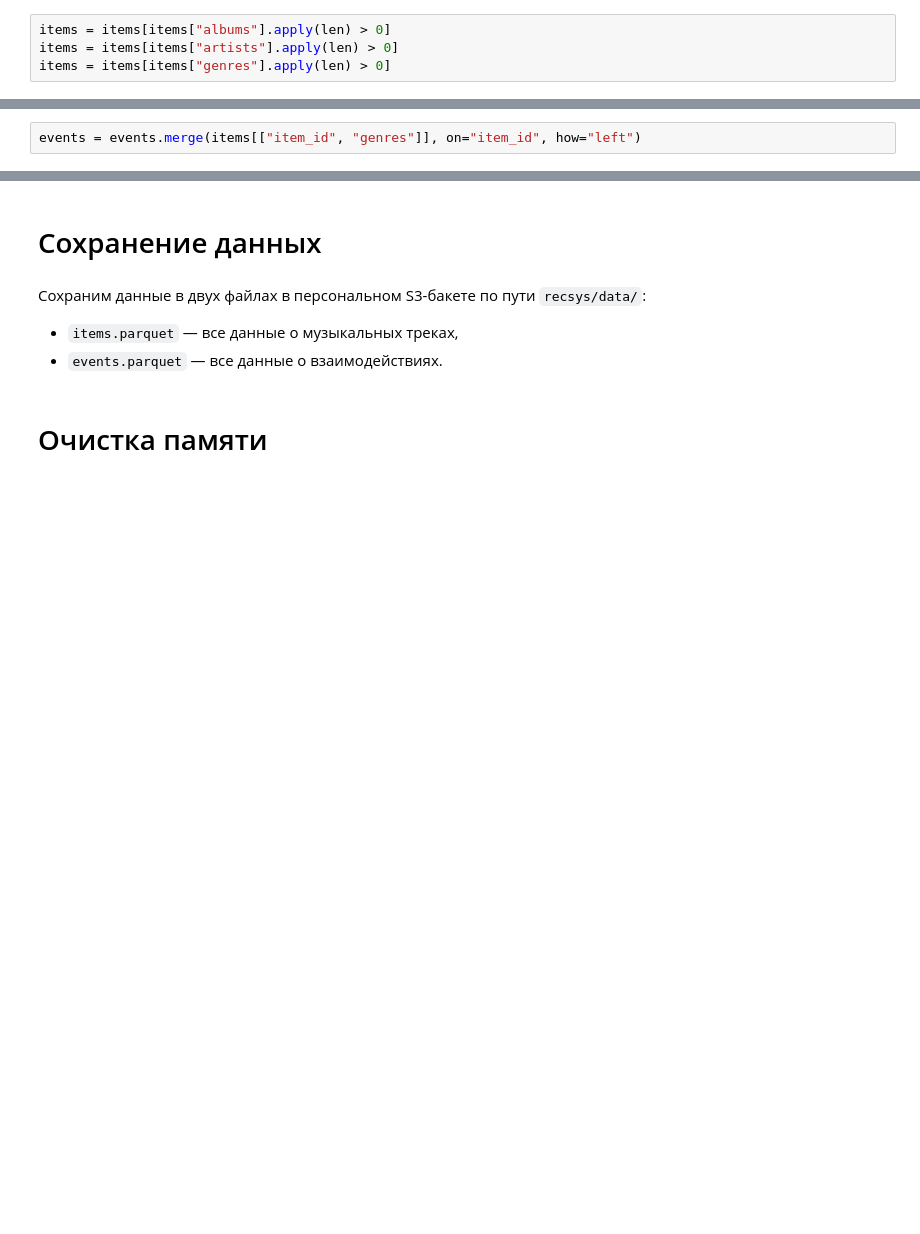
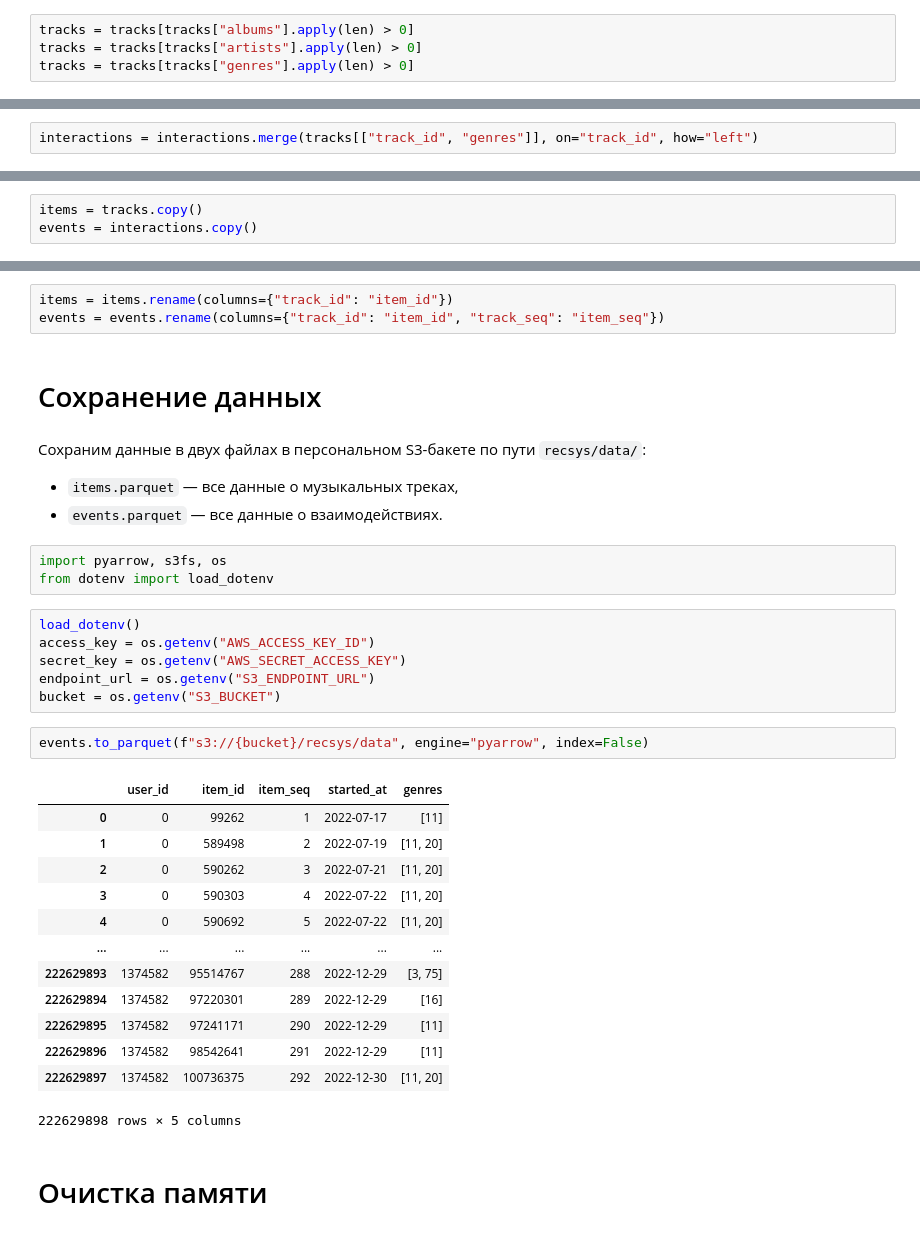
Before and after one commit to akzholtech/mle-project-sprint-4, a Jupyter notebook: recommendations.ipynb, the cells around one changed output, grey strips where cells are left out. Drawn from its saved outputs; the diff is of its cells as text; blank space fills up the shorter version.

```diff
--- a/recommendations.ipynb
+++ b/recommendations.ipynb
@@ -30,7 +27,7 @@ events = events.rename(columns={"track_seq": "item_seq"})
 # %%
-items = items[items["albums"].apply(len) > 0]
-items = items[items["artists"].apply(len) > 0]
-items = items[items["genres"].apply(len) > 0]
+tracks = tracks[tracks["albums"].apply(len) > 0]
+tracks = tracks[tracks["artists"].apply(len) > 0]
+tracks = tracks[tracks["genres"].apply(len) > 0]
 # %% [markdown]
 # Выводы
 # %% [markdown]
@@ -100,4 +94,4 @@ plt.show()
 # %% [markdown]
 Наиболее популярные жанры
 # %%
-events = events.merge(items[["item_id", "genres"]], on="item_id", how="left")
+interactions = interactions.merge(tracks[["track_id", "genres"]], on="track_id", how="left")
@@ -107,3 +176,6 @@ events = events.merge(items[["item_id", "genres"]], on="item_id", how="left")
 # Преобразование данных
 # %% [markdown]
 Преобразуем данные в формат, более пригодный для дальнейшего использования в расчётах рекомендаций.
+# %%
+items = tracks.copy()
+events = interactions.copy()
@@ -110,9 +185,37 @@ events = events.merge(items[["item_id", "genres"]], on="item_id", how="left")
+# %%
+items = items.rename(columns={"track_id": "item_id"})
+events = events.rename(columns={"track_id": "item_id", "track_seq": "item_seq"})
 # %% [markdown]
 # Сохранение данных
 # %% [markdown]
 Сохраним данные в двух файлах в персональном S3-бакете по пути `recsys/data/`:
 - `items.parquet` — все данные о музыкальных треках,
 - `events.parquet` — все данные о взаимодействиях.
+# %%
+import pyarrow, s3fs, os
+from dotenv import load_dotenv
+# %%
+load_dotenv()
+access_key = os.getenv("AWS_ACCESS_KEY_ID")
+secret_key = os.getenv("AWS_SECRET_ACCESS_KEY")
+endpoint_url = os.getenv("S3_ENDPOINT_URL")
+bucket = os.getenv("S3_BUCKET")
+# %%
+events.to_parquet(f"s3://{bucket}/recsys/data", engine="pyarrow", index=False)
+# %% [output]
+|  | user_id | item_id | item_seq | started_at | genres |
+| 0 | 0 | 99262 | 1 | 2022-07-17 | [11] |
+| 1 | 0 | 589498 | 2 | 2022-07-19 | [11, 20] |
+| 2 | 0 | 590262 | 3 | 2022-07-21 | [11, 20] |
+| 3 | 0 | 590303 | 4 | 2022-07-22 | [11, 20] |
+| 4 | 0 | 590692 | 5 | 2022-07-22 | [11, 20] |
+| ... | ... | ... | ... | ... | ... |
+| 222629893 | 1374582 | 95514767 | 288 | 2022-12-29 | [3, 75] |
+| 222629894 | 1374582 | 97220301 | 289 | 2022-12-29 | [16] |
+| 222629895 | 1374582 | 97241171 | 290 | 2022-12-29 | [11] |
+| 222629896 | 1374582 | 98542641 | 291 | 2022-12-29 | [11] |
+| 222629897 | 1374582 | 100736375 | 292 | 2022-12-30 | [11, 20] |
+222629898 rows × 5 columns
 # %% [markdown]
 # Очистка памяти
 # %% [markdown]
```
Also changed, not shown: parts of 22 cells of this notebook.
